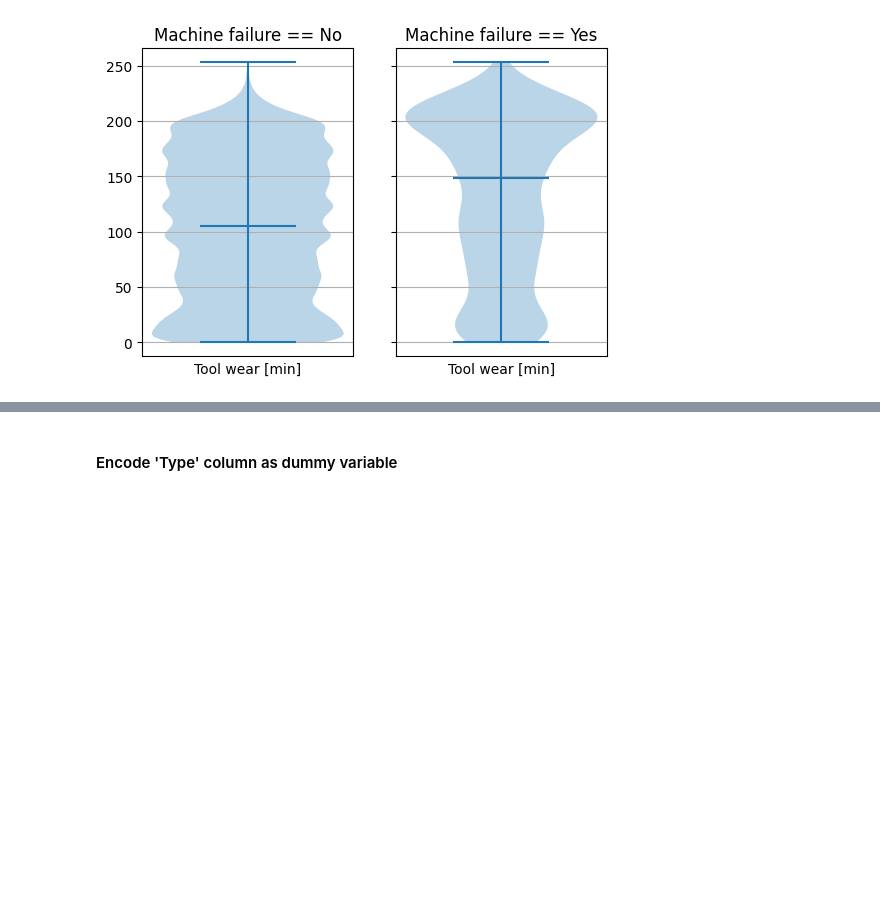
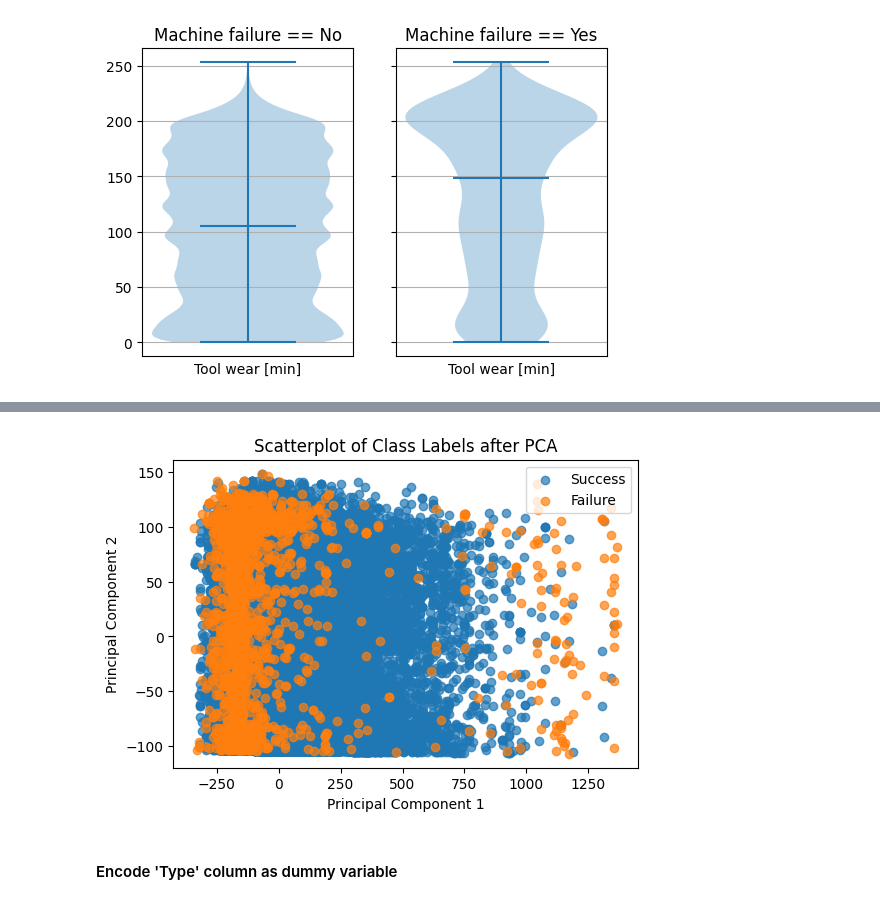
Before and after one commit to valerio591/kaggle-challenge-machine-failure, a Jupyter notebook: preprocess.ipynb, the cells around one changed output, grey strips where cells are left out. Saved outputs shown, nothing was run; the diff lists cells and outputs as text; code cells hidden in the pictures; blank space fills up the shorter version.

```diff
--- a/preprocess.ipynb
+++ b/preprocess.ipynb
@@ -102,3 +108,22 @@ for col in mf_no.columns:
+# %%
+from sklearn.decomposition import PCA
+# Perform PCA
+X = df.drop('Machine failure', axis=1).values
+y = df['Machine failure'].values
+pca = PCA(2)
+X_reduced = pca.fit_transform(X)
+
+# Plot result
+plt.figure(figsize=(6, 4))
+plt.scatter(X_reduced[y == 0, 0], X_reduced[y == 0, 1], label='Success', alpha=0.7)
+plt.scatter(X_reduced[y == 1, 0], X_reduced[y == 1, 1], label='Failure', alpha=0.7)
+plt.xlabel('Principal Component 1')
+plt.ylabel('Principal Component 2')
+plt.legend()
+plt.title('Scatterplot of Class Labels after PCA')
+plt.show()
+# %% [output]
+[figure, added]
 # %% [markdown]
 #### Encode 'Type' column as dummy variable
 # %%
```
Also changed, not shown: parts of 3 cells of this notebook.
